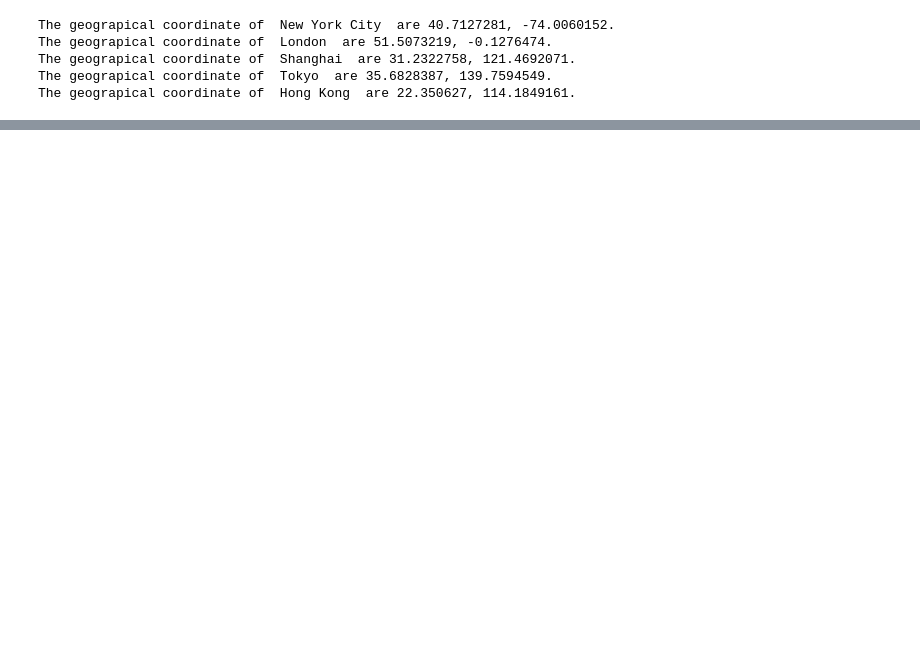
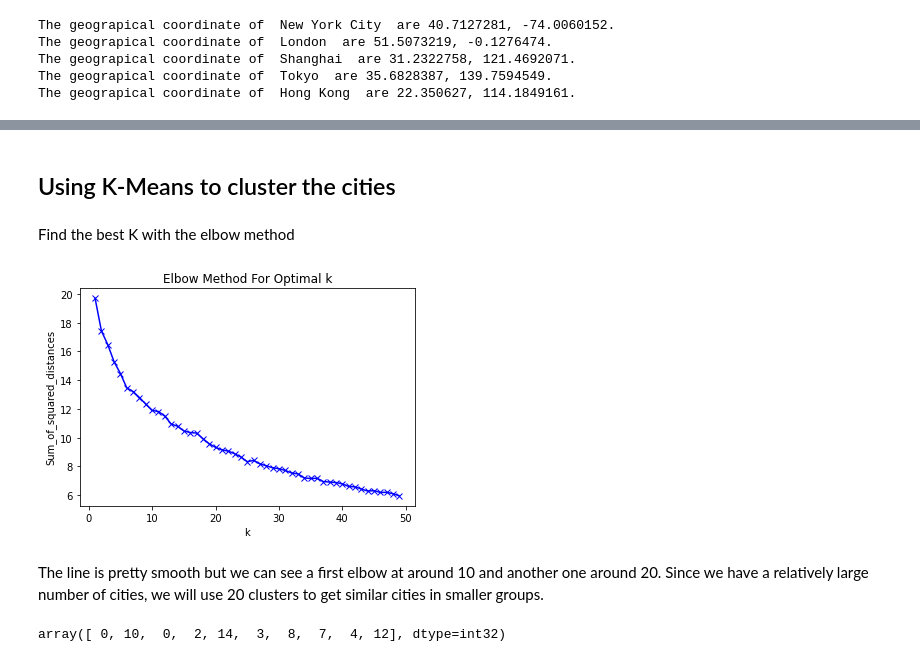
Before and after one commit to DucD0m/Coursera_Capstone, a Jupyter notebook: IBM Data Science Capstone.ipynb, the cells around one changed output, grey strips where cells are left out. Drawn from its saved outputs; the diff is of its cells as text; code cells hidden in the pictures; blank space fills up the shorter version.

```diff
--- a/IBM Data Science Capstone.ipynb
+++ b/IBM Data Science Capstone.ipynb
@@ -181,0 +257,13 @@ https://api.foursquare.com/v2/venues/explore?&client_id=HGTQKEYL2BGEFGU2JS43LI4A
+# %%
+for i in range(0,len(dfCities)):
+    address = dfCities.loc[i,'City']
+    geolocator = Nominatim(user_agent="ny_explorer")
+    location = geolocator.geocode(address)
+    latitude = location.latitude
+    longitude = location.longitude
+    dfCities.loc[i,'Latitude'] = latitude
+    dfCities.loc[i,'Longitude'] = longitude
+    if i % 37 == 0:
+        print(round(i/len(dfCities)*100), "% complete")
+
+dfCities.head()
@@ -181,0 +415,12 @@ https://api.foursquare.com/v2/venues/explore?&client_id=HGTQKEYL2BGEFGU2JS43LI4A
+# %%
+# one hot encoding
+world_onehot = pd.get_dummies(nearby_venues[['Venue Category']], prefix="", prefix_sep="")
+
+# add borough column back to dataframe
+world_onehot['City'] = nearby_venues['City']
+
+# move borough column to the first column
+fixed_columns = [world_onehot.columns[-1]] + list(world_onehot.columns[:-1])
+world_onehot = world_onehot[fixed_columns]
+
+world_onehot.head()
@@ -181,0 +441,3 @@ https://api.foursquare.com/v2/venues/explore?&client_id=HGTQKEYL2BGEFGU2JS43LI4A
+# %%
+world_grouped = world_onehot.groupby('City').mean().reset_index()
+world_grouped
@@ -181,0 +496,36 @@ https://api.foursquare.com/v2/venues/explore?&client_id=HGTQKEYL2BGEFGU2JS43LI4A
+# %% [markdown]
+## Using K-Means to cluster the cities
+# %% [markdown]
+Find the best K with the elbow method
+# %%
+world_grouped_clustering = world_grouped.drop('City', 1)
+
+Sum_of_squared_distances = []
+
+K = range(1,50)
+
+for k in K:
+    km = KMeans(n_clusters=k)
+    km = km.fit(world_grouped_clustering)
+    Sum_of_squared_distances.append(km.inertia_)
+
+plt.plot(K, Sum_of_squared_distances, 'bx-')
+plt.xlabel('k')
+plt.ylabel('Sum_of_squared_distances')
+plt.title('Elbow Method For Optimal k')
+plt.show()
+# %% [output]
+[figure, added]
+# %% [markdown]
+The line is pretty smooth but we can see a first elbow at around 10 and another one around 20. Since we have a relatively large number of cities, we will use 20 clusters to get similar cities in smaller groups.
+# %%
+# set number of clusters
+kclusters = 20
+
+# run k-means clustering
+kmeans = KMeans(n_clusters=kclusters, random_state=0).fit(world_grouped_clustering)
+
+# check cluster labels generated for each row in the dataframe
+kmeans.labels_[0:10]
+# %% [output]
+array([ 0, 10,  0,  2, 14,  3,  8,  7,  4, 12], dtype=int32)
```
Also changed, not shown: parts of 87 cells of this notebook.
